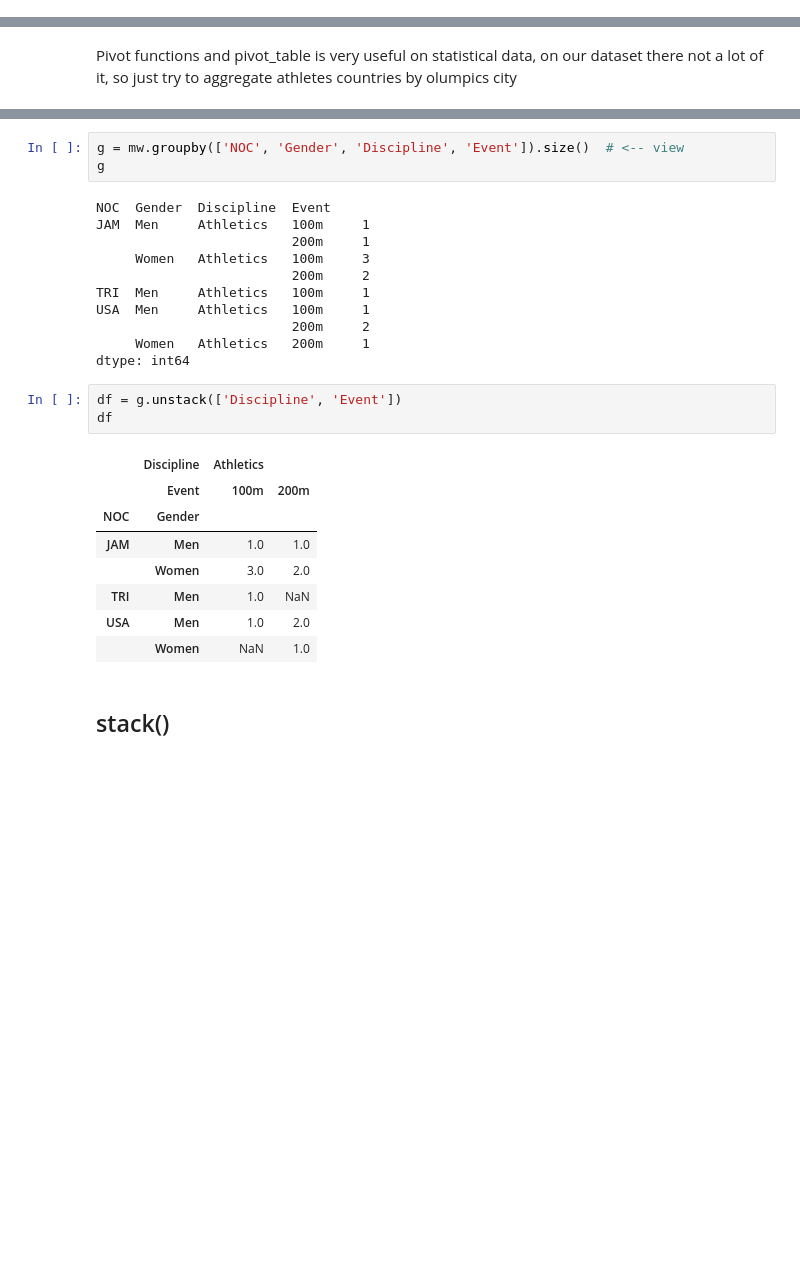
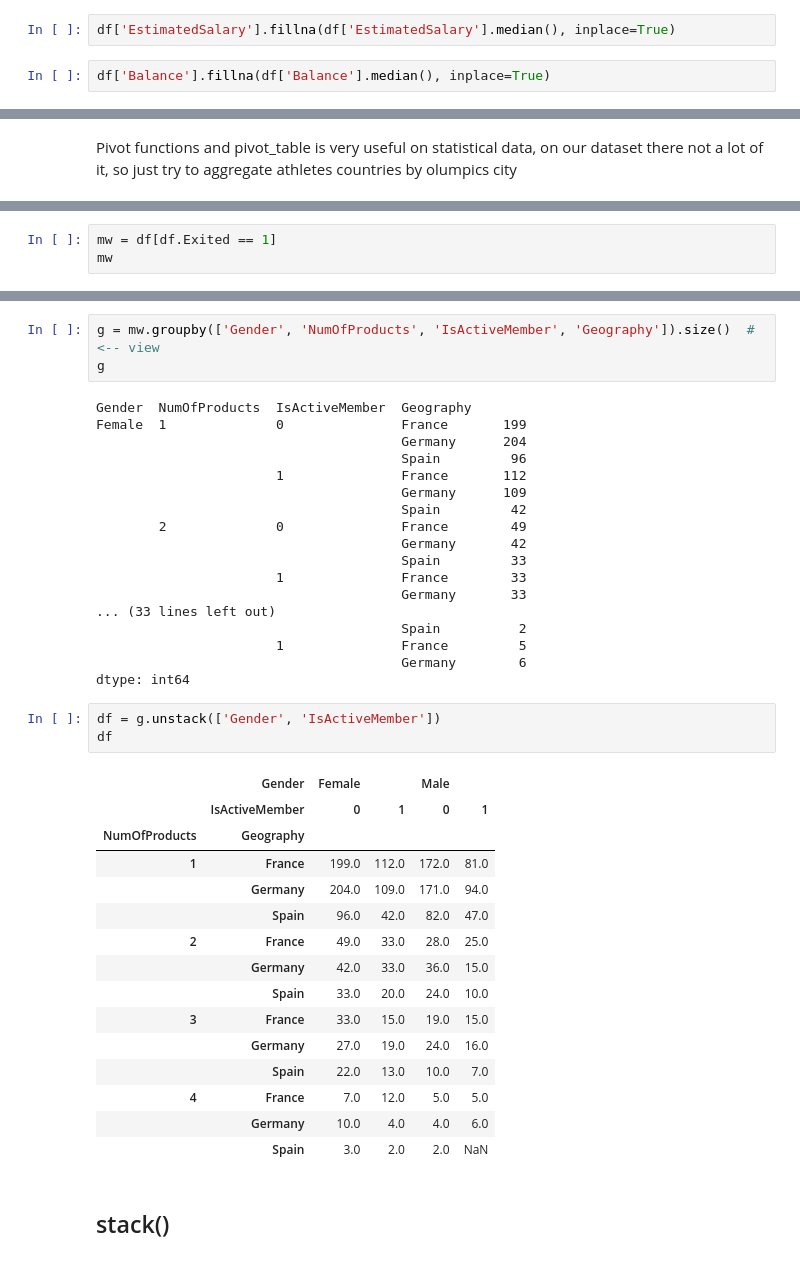
Before and after one commit to luminousmen/python_for_ds, a Jupyter notebook: training_5.ipynb, the cells around one changed output, grey strips where cells are left out. Saved outputs shown, nothing was run; the diff lists cells and outputs as text; blank space fills up the shorter version.

```diff
--- a/training_5.ipynb
+++ b/training_5.ipynb
@@ -612,0 +689,4 @@ oo.groupby('NOC').agg({'Edition' : ['count','min','max']})
+# %%
+df['EstimatedSalary'].fillna(df['EstimatedSalary'].median(), inplace=True)
+# %%
+df['Balance'].fillna(df['Balance'].median(), inplace=True)
@@ -660,0 +742,3 @@ mw
+# %%
+mw = df[df.Exited == 1]
+mw
@@ -661,29 +764,43 @@ mw
 # %%
-g = mw.groupby(['NOC', 'Gender', 'Discipline', 'Event']).size()  # <-- view
+g = mw.groupby(['Gender', 'NumOfProducts', 'IsActiveMember', 'Geography']).size()  # <-- view
 g
 # %% [output]
-NOC  Gender  Discipline  Event
-JAM  Men     Athletics   100m     1
-                         200m     1
-     Women   Athletics   100m     3
-                         200m     2
-TRI  Men     Athletics   100m     1
-USA  Men     Athletics   100m     1
-                         200m     2
-     Women   Athletics   200m     1
+Gender  NumOfProducts  IsActiveMember  Geography
+Female  1              0               France       199
+                                       Germany      204
+                                       Spain         96
+                       1               France       112
+                                       Germany      109
+                                       Spain         42
+        2              0               France        49
+                                       Germany       42
+                                       Spain         33
+                       1               France        33
+                                       Germany       33
+... (33 lines left out)
+                                       Spain          2
+                       1               France         5
+                                       Germany        6
 dtype: int64
 # %%
-df = g.unstack(['Discipline', 'Event'])
+df = g.unstack(['Gender', 'IsActiveMember'])
 df
 # %% [output]
-|  | Discipline | Athletics |  |
-|  | Event | 100m | 200m |
-| NOC | Gender |  |  |
-| JAM | Men | 1.0 | 1.0 |
-|  | Women | 3.0 | 2.0 |
-| TRI | Men | 1.0 | NaN |
-| USA | Men | 1.0 | 2.0 |
-|  | Women | NaN | 1.0 |
+|  | Gender | Female |  | Male |  |
+|  | IsActiveMember | 0 | 1 | 0 | 1 |
+| NumOfProducts | Geography |  |  |  |  |
+| 1 | France | 199.0 | 112.0 | 172.0 | 81.0 |
+|  | Germany | 204.0 | 109.0 | 171.0 | 94.0 |
+|  | Spain | 96.0 | 42.0 | 82.0 | 47.0 |
+| 2 | France | 49.0 | 33.0 | 28.0 | 25.0 |
+|  | Germany | 42.0 | 33.0 | 36.0 | 15.0 |
+|  | Spain | 33.0 | 20.0 | 24.0 | 10.0 |
+| 3 | France | 33.0 | 15.0 | 19.0 | 15.0 |
+|  | Germany | 27.0 | 19.0 | 24.0 | 16.0 |
+|  | Spain | 22.0 | 13.0 | 10.0 | 7.0 |
+| 4 | France | 7.0 | 12.0 | 5.0 | 5.0 |
+|  | Germany | 10.0 | 4.0 | 4.0 | 6.0 |
+|  | Spain | 3.0 | 2.0 | 2.0 | NaN |
 # %% [markdown]
 ## stack()
 # %% [markdown]
```
Also changed, not shown: parts of 43 cells of this notebook, 1 other file.
